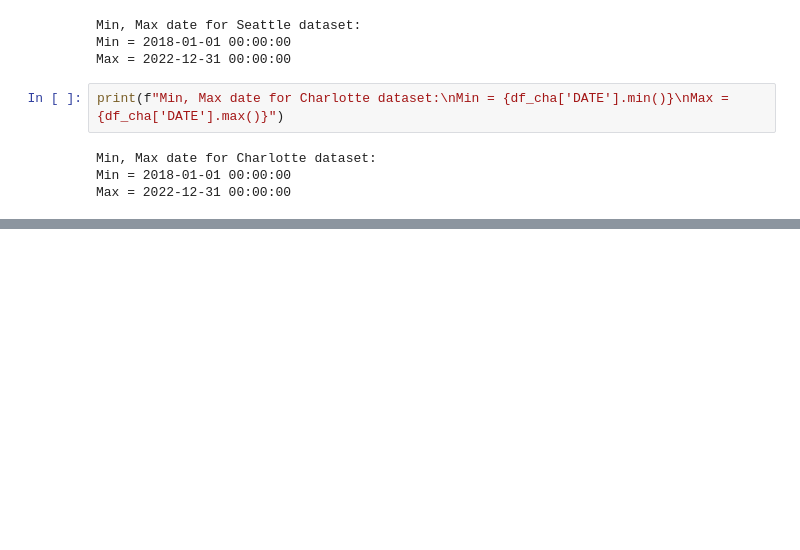
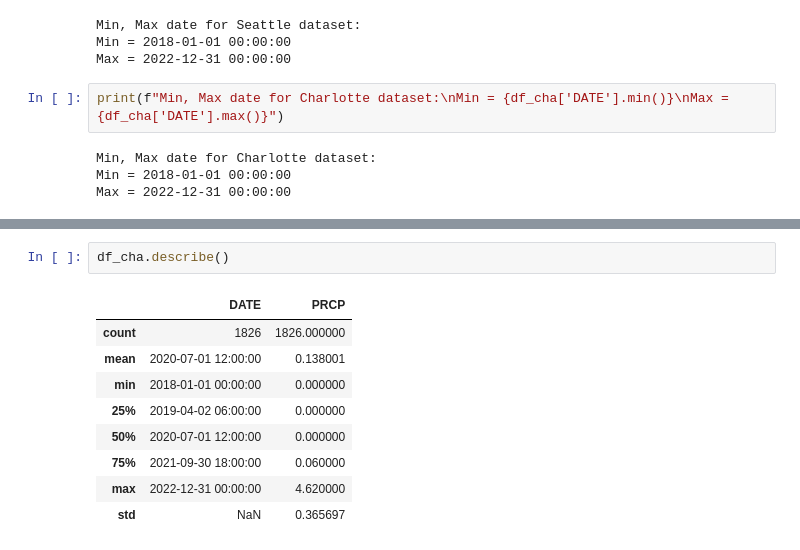
Before and after one commit to binay8/weather, a Jupyter notebook: code/Weather_Data.ipynb, the cells around one changed output, grey strips where cells are left out. Cells and saved outputs as stored; diff of their text form; blank space fills up the shorter version.

```diff
--- a/code/Weather_Data.ipynb
+++ b/code/Weather_Data.ipynb
@@ -185,0 +220,12 @@ Max = 2022-12-31 00:00:00
+# %%
+df_cha.describe()
+# %% [output]
+|  | DATE | PRCP |
+| count | 1826 | 1826.000000 |
+| mean | 2020-07-01 12:00:00 | 0.138001 |
+| min | 2018-01-01 00:00:00 | 0.000000 |
+| 25% | 2019-04-02 06:00:00 | 0.000000 |
+| 50% | 2020-07-01 12:00:00 | 0.000000 |
+| 75% | 2021-09-30 18:00:00 | 0.060000 |
+| max | 2022-12-31 00:00:00 | 4.620000 |
+| std | NaN | 0.365697 |
```
Also changed, not shown: parts of 7 cells of this notebook.
